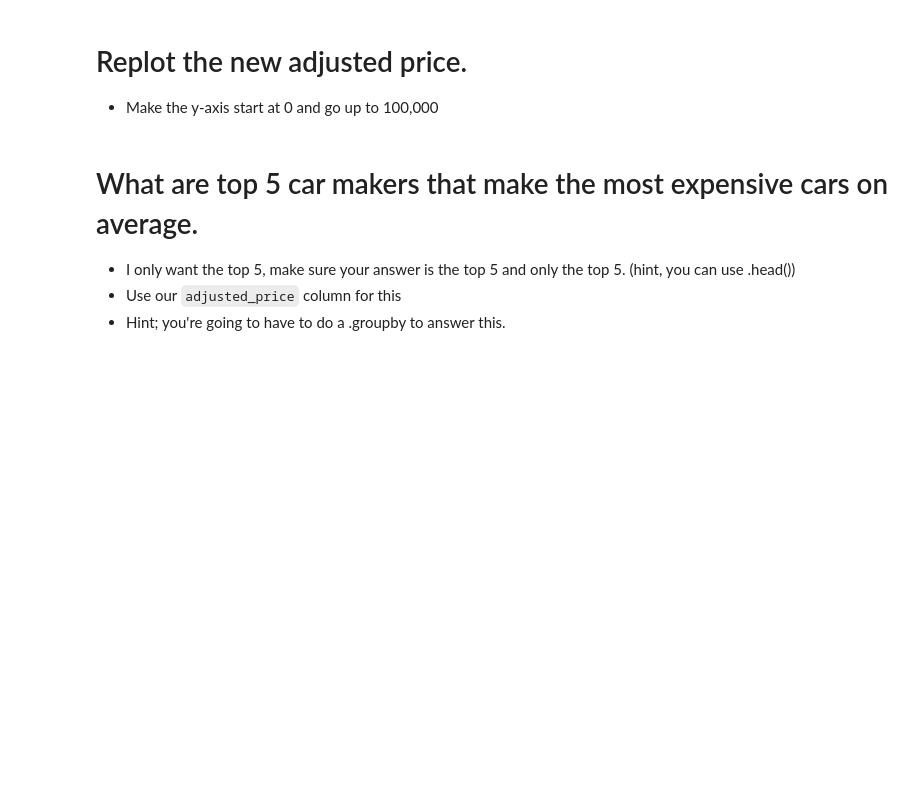
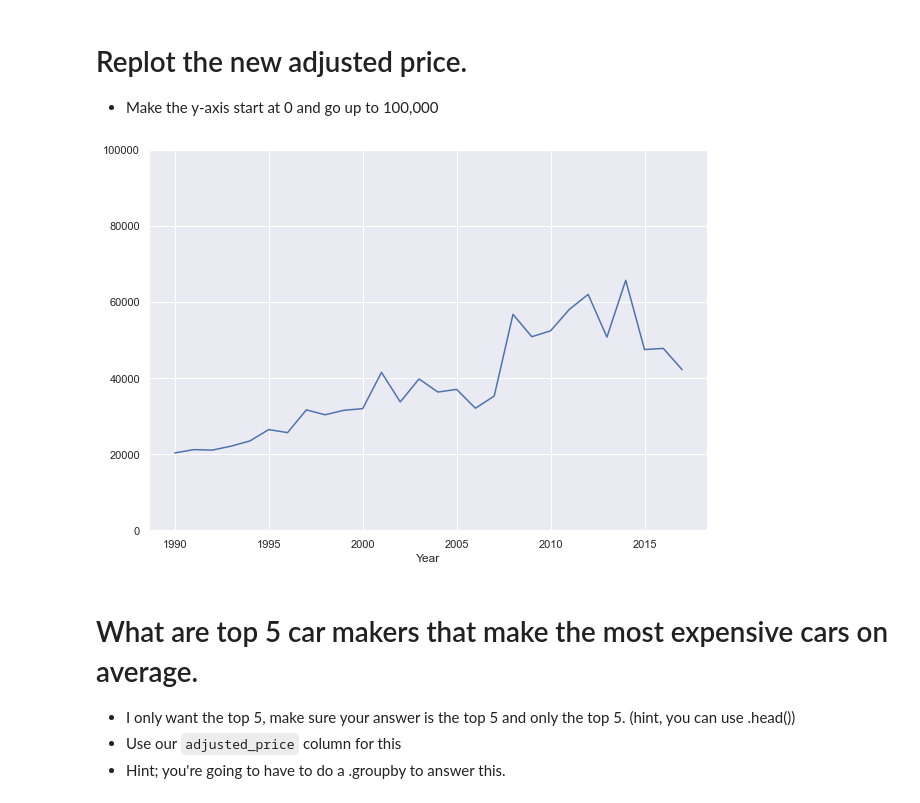
Before and after one commit to RandyLu0/2022-fall-data-science, a Jupyter notebook: Week-02-EDA/Exercise-EDA.ipynb, the cells around one changed output. Drawn from its saved outputs; the diff is of its cells as text; code cells hidden in the pictures; blank space fills up the shorter version.

```diff
--- a/Week-02-EDA/Exercise-EDA.ipynb
+++ b/Week-02-EDA/Exercise-EDA.ipynb
@@ -114,6 +118,9 @@ Make a new column that is called `adjusted_price`, that contains all prices, how
    * Hint; you might need to use our old friend `np.where`
 # %%
 # Make a column where is 10 when year is less than 2000, else 1.
-
+cond = df["Year"] <= 2000
 
 # Multiply the MSRP by the price adjuster.
+
+df["adjusted_price"] = np.where(cond, df["MSRP"] * 10, df["MSRP"])
+df.head()
@@ -125,3 +137,9 @@ Make a new column that is called `adjusted_price`, that contains all prices, how
+# %%
+# Plot new prices
+axes = df.groupby("Year")["adjusted_price"].mean()
+axes.plot(figsize=(10, 7), ylim = (0,100000));
+# %% [output]
+[figure, added]
 # %% [markdown]
 # What are top 5 car makers that make the most expensive cars on average.
 * I only want the top 5, make sure your answer is the top 5 and only the top 5. (hint, you can use .head())
```
Also changed, not shown: parts of 4 cells of this notebook.
